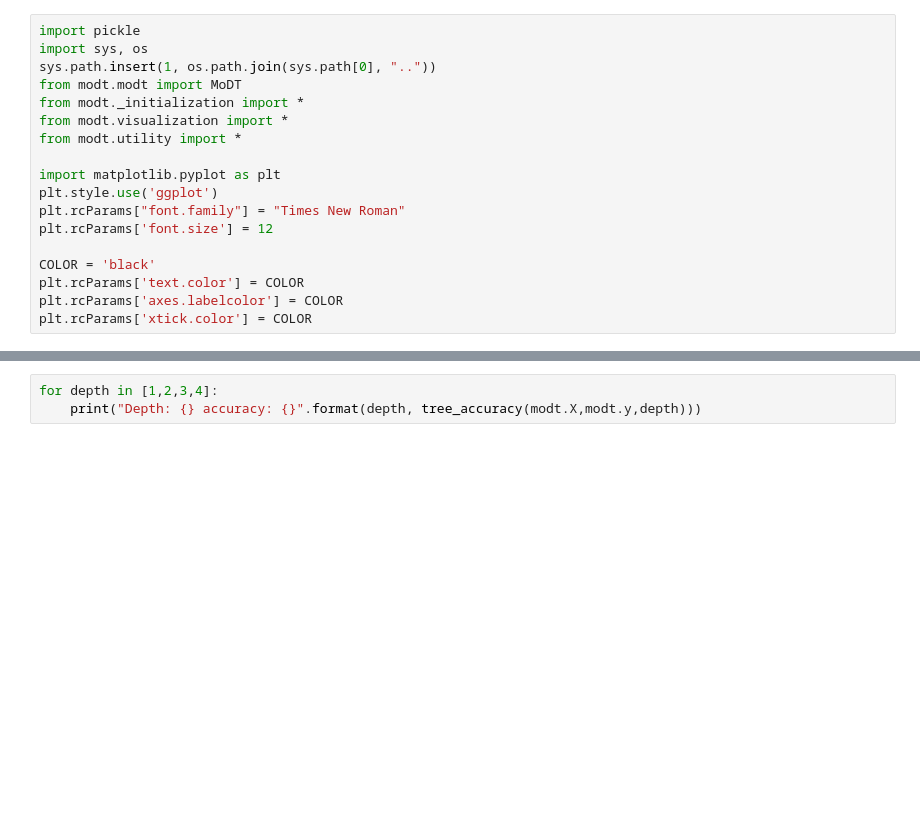
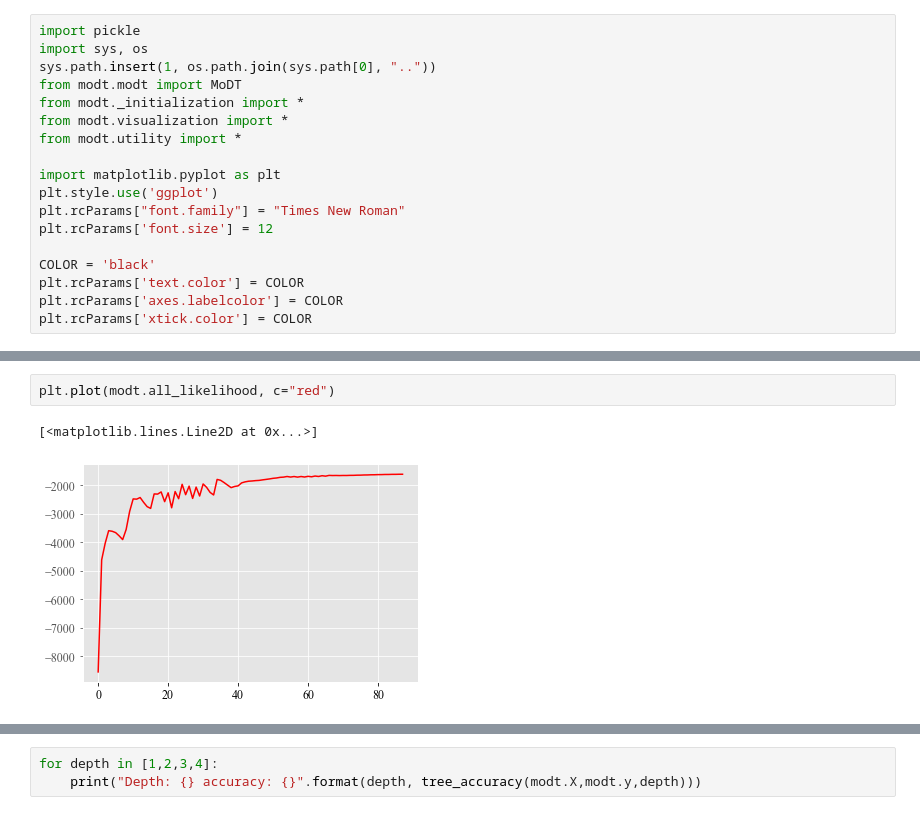
Before and after one commit to simsal0r/mixture-of-decision-trees, a Jupyter notebook: plotting/initialization.ipynb, the cells around one changed output, grey strips where cells are left out. Cells and saved outputs as stored; diff of their text form; blank space fills up the shorter version.

```diff
--- a/plotting/initialization.ipynb
+++ b/plotting/initialization.ipynb
@@ -64,0 +66,5 @@ Min:  0.8556851311953353 Max:  1.0
+# %%
+plt.plot(modt.all_likelihood, c="red")
+# %% [output]
+[<matplotlib.lines.Line2D at 0x...>]
+[figure, added]
```
Also changed, not shown: parts of 5 cells of this notebook, 4 other files.
